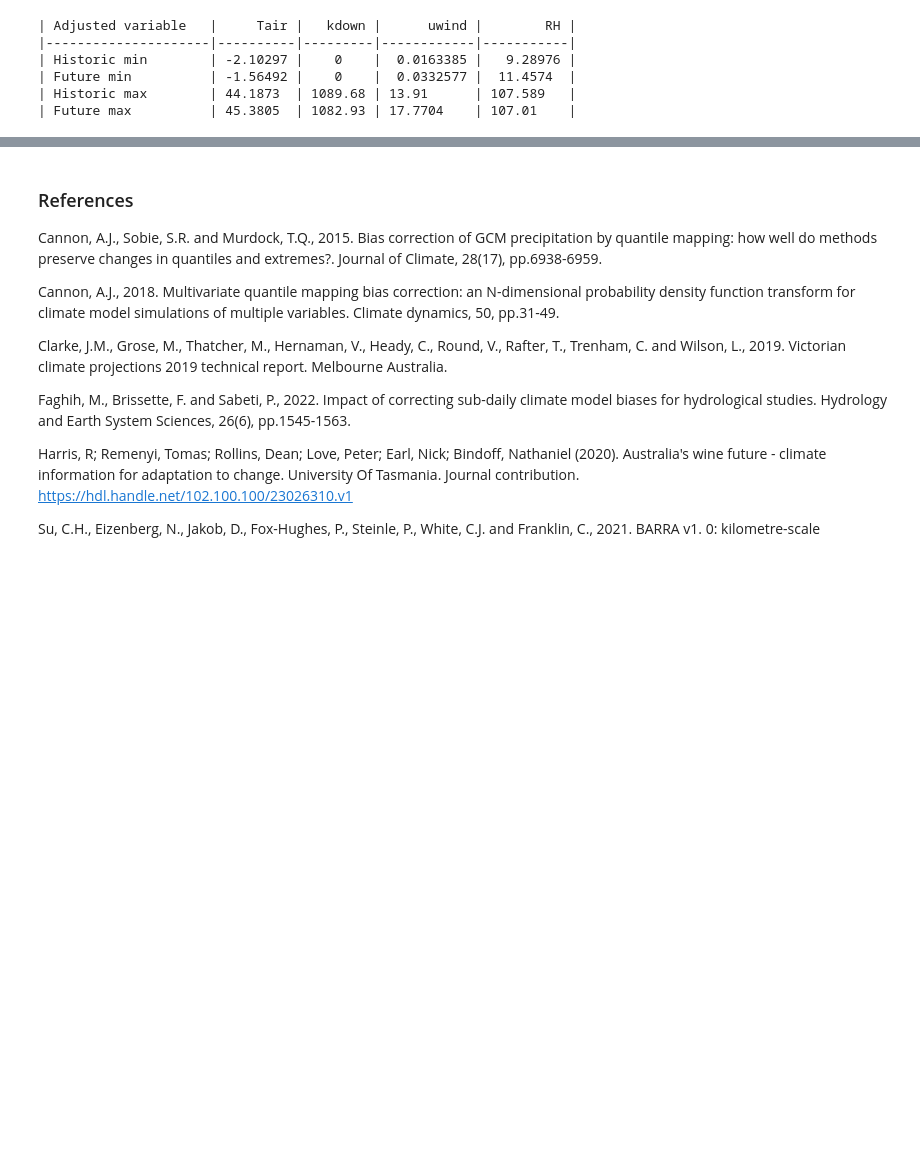
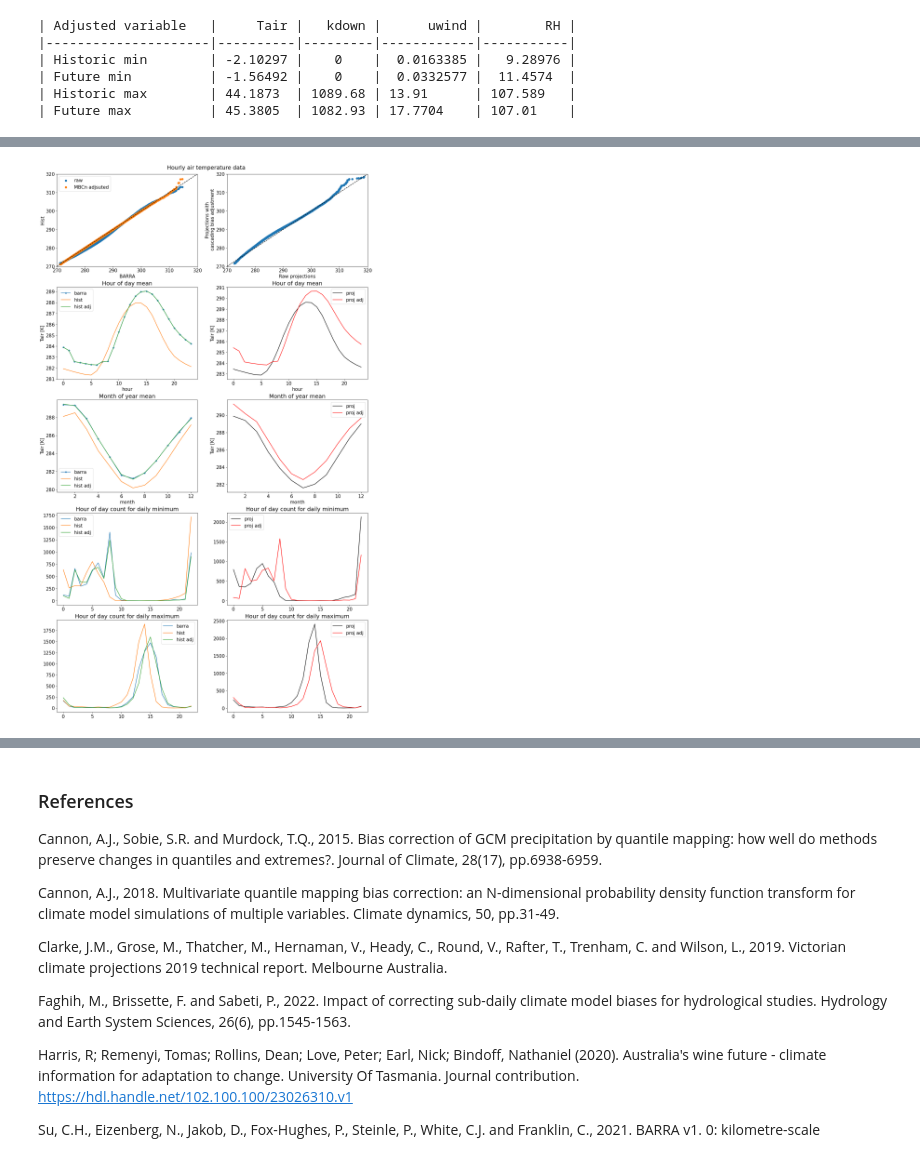
Before and after one commit to bweeding/multivariate_bias_correction_and_thermal_stress_modelling, a Jupyter notebook: mba_workflow.ipynb, the cells around one changed output, grey strips where cells are left out. Drawn from its saved outputs; the diff is of its cells as text; code cells hidden in the pictures; blank space fills up the shorter version.

```diff
--- a/mba_workflow.ipynb
+++ b/mba_workflow.ipynb
@@ -342,8 +326,9 @@ With the preparation complete, we now begin
 # %%
+# This produces the output required to analyse the convergence of the MBCn
 with xclim.set_options(sdba_extra_output=True):
 
+    # For each hour of the day
     for cur_hour in np.arange(0,24,1):
-
 
         out = sdba.adjustment.NpdfTransform.adjust(
             ref[:,ref.time.dt.hour==cur_hour],
@@ -352,7 +337,7 @@ with xclim.set_options(sdba_extra_output=True):
             base=sdba.QuantileDeltaMapping,  # Use QDM as the univariate adjustment.
             base_kws={"nquantiles": 20, "group": "time"},
             n_iter=20,  # perform 20 iteration
-            n_escore=100,  # only send 1000 points to the escore metric (it is realy slow)
+            n_escore=100
         )
 
 
@@ -363,3 +348,10 @@ with xclim.set_options(sdba_extra_output=True):
         scens[:,scens.time.dt.hour==cur_hour] = sdba.processing.reordering(scens_npdft, scens[:,scens.time.dt.hour==cur_hour], group="time.dayofyear")
 
 extra = out.drop_vars(["scenh", "scen"])
+
+scenh = sdba.processing.unstack_variables(scenh)
+scens = sdba.processing.unstack_variables(scens)
+
+with ProgressBar():
+    scenh, scens, escores = compute(
+        scenh, scens, extra.escores)
@@ -365,0 +423,85 @@ extra = out.drop_vars(["scenh", "scen"])
+# %%
+matplotlib.rcParams['figure.figsize'] = [15,25]
+plt.rc('font', size=15)
+fig,axs = plt.subplots(nrows=5, ncols=2,layout="constrained")
+
+ax=axs[0,0]
+
+ax.scatter(ds_barra.Tair.sortby(ds_barra.Tair),ds_model_hist.Tair.sortby(ds_model_hist.Tair),label='raw')
+ax.scatter(ds_barra.Tair.sortby(ds_barra.Tair),scenh.Tair.sortby(scenh.Tair),label='MBCn adjsuted')
+ax.plot([270,320],[270,320],'k--')
+ax.set_xlim([270,320])
+ax.set_ylim([270,320])
+ax.set_xlabel('BARRA')
+ax.set_ylabel('Hist')
+ax.legend()
+
+ax=axs[0,1]
+
+ax.scatter(ds_model_proj.Tair.sortby(ds_model_proj.Tair),scens.Tair.sortby(scens.Tair),label='EQM adjsuted')
+#ax.plot([0,20],[0,20],'k--')
+ax.plot([270,320],[270,320],'k--')
+ax.set_xlim([270,320])
+ax.set_ylim([270,320])
+ax.set_xlabel('Raw projections')
+ax.set_ylabel('Projections with\n cascading bias adjustment')
+
+ax=axs[1,0]
+ds_barra.Tair.groupby(ds_barra.time.dt.hour).mean().plot(label='barra',ax=ax,marker='*')
+ds_model_hist.Tair.groupby(ds_model_hist.time.dt.hour).mean().plot(label='hist',ax=ax)
+scenh.Tair.groupby(scenh.Tair.time.dt.hour).mean().plot(label='hist adj',ax=ax)
+ax.legend()
+ax.set_title("Hour of day mean")
+
+ax=axs[1,1]
+
+ds_model_proj.Tair.groupby(ds_model_proj.time.dt.hour).mean().plot(label='proj',ax=ax,color='black')
+scens.Tair.groupby(scens.Tair.time.dt.hour).mean().plot(label='proj adj',ax=ax,color='red')
+ax.legend()
+ax.set_title("Hour of day mean")
+
+ax=axs[2,0]
+
+ds_barra.Tair.groupby(ds_barra.time.dt.month).mean().plot(label='barra',ax=ax,marker='*')
+ds_model_hist.Tair.groupby(ds_model_hist.time.dt.month).mean().plot(label='hist',ax=ax)
+scenh.Tair.groupby(scenh.Tair.time.dt.month).mean().plot(label='hist adj',ax=ax)
+ax.legend()
+ax.set_title("Month of year mean")
+
+ax=axs[2,1]
+ds_model_proj.Tair.groupby(ds_model_proj.time.dt.month).mean().plot(label='proj',ax=ax,color='black')
+scens.Tair.groupby(scens.Tair.time.dt.month).mean().plot(label='proj adj',ax=ax,color='red')
+ax.legend()
+ax.set_title("Month of year mean")
+
+ax=axs[3,0]
+ax.plot(np.histogram(ds_barra.Tair.compute().resample(time='1D').map(lambda x : x.time[x==x.min()]).dt.hour,bins=np.arange(0,24,1))[0],label='barra')
+ax.plot(np.histogram(ds_model_hist.Tair.compute().resample(time='1D').map(lambda x : x.time[x==x.min()]).dt.hour,bins=np.arange(0,24,1))[0],label='hist')
+ax.plot(np.histogram(scenh.Tair.resample(time='1D').map(lambda x : x.time[x==x.min()]).dt.hour,bins=np.arange(0,24,1))[0],label='hist adj')
+
+
+ax.legend()
+ax.set_title("Hour of day count for daily minimum")
+
+ax=axs[3,1]
+ax.plot(np.histogram(ds_model_proj.Tair.compute().resample(time='1D').map(lambda x : x.time[x==x.min()]).dt.hour,bins=np.arange(0,24,1))[0],label='proj',color='black')
+ax.plot(np.histogram(scens.Tair.resample(time='1D').map(lambda x : x.time[x==x.min()]).dt.hour,bins=np.arange(0,24,1))[0],label='proj adj',color='red')
+ax.legend()
+ax.set_title("Hour of day count for daily minimum")
+
+
+ax=axs[4,0]
+ax.plot(np.histogram(ds_barra.Tair.compute().resample(time='1D').map(lambda x : x.time[x==x.max()]).dt.hour,bins=np.arange(0,24,1))[0],label='barra')
+ax.plot(np.histogram(ds_model_hist.Tair.compute().resample(time='1D').map(lambda x : x.time[x==x.max()]).dt.hour,bins=np.arange(0,24,1))[0],label='hist')
+ax.plot(np.histogram(scenh.Tair.resample(time='1D').map(lambda x : x.time[x==x.max()]).dt.hour,bins=np.arange(0,24,1))[0],label='hist adj')
+ax.legend()
+ax.set_title("Hour of day count for daily maximum")
+
+ax=axs[4,1]
+ax.plot(np.histogram(ds_model_proj.Tair.compute().resample(time='1D').map(lambda x : x.time[x==x.max()]).dt.hour,bins=np.arange(0,24,1))[0],label='proj',color='black')
+ax.plot(np.histogram(scens.Tair.resample(time='1D').map(lambda x : x.time[x==x.max()]).dt.hour,bins=np.arange(0,24,1))[0],label='proj adj',color='red')
+ax.legend()
+ax.set_title("Hour of day count for daily maximum")
+
+plt.suptitle('Hourly air temperature data')
+# %% [output]
@@ -365,0 +509 @@ extra = out.drop_vars(["scenh", "scen"])
+[figure, added]
```
Also changed, not shown: parts of 11 cells of this notebook.
